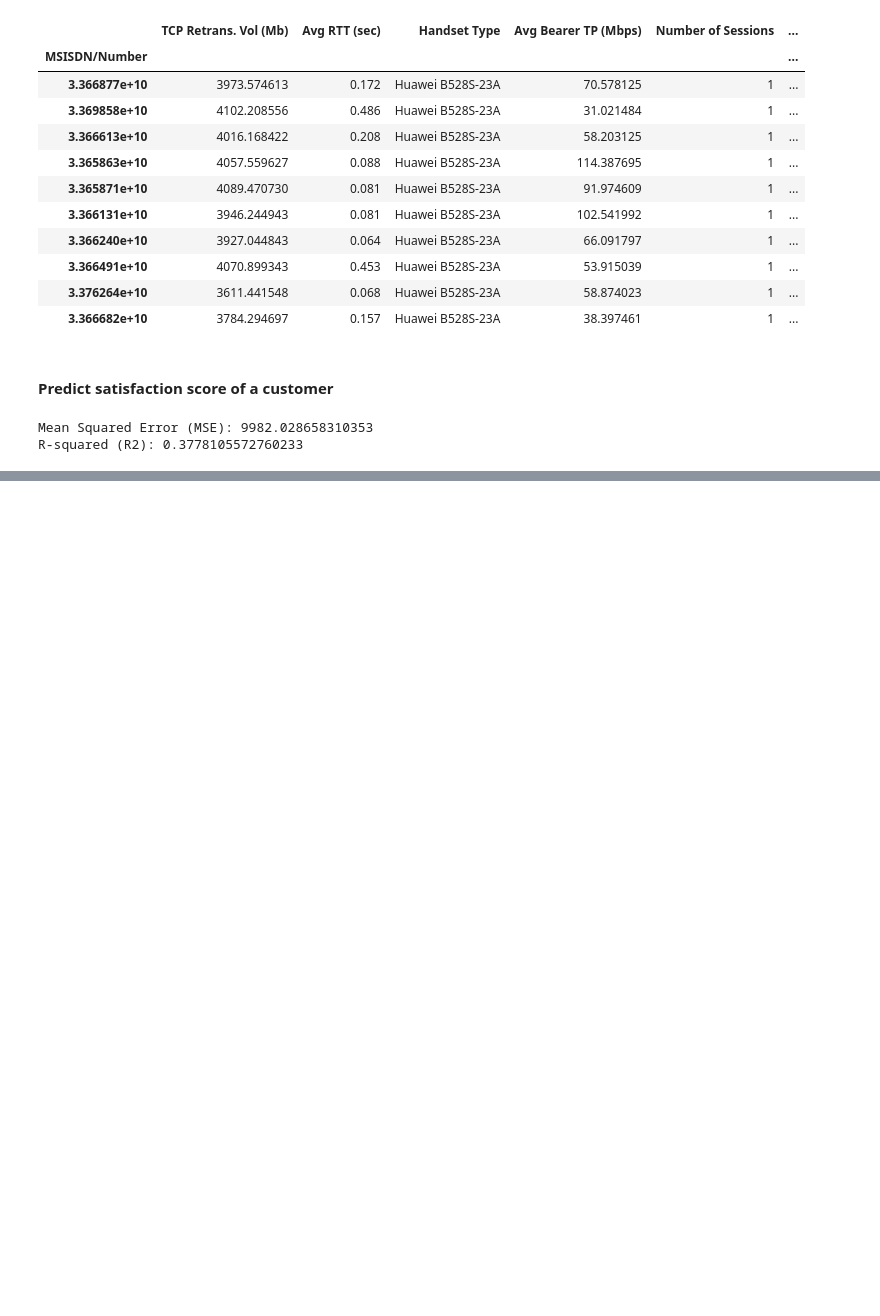
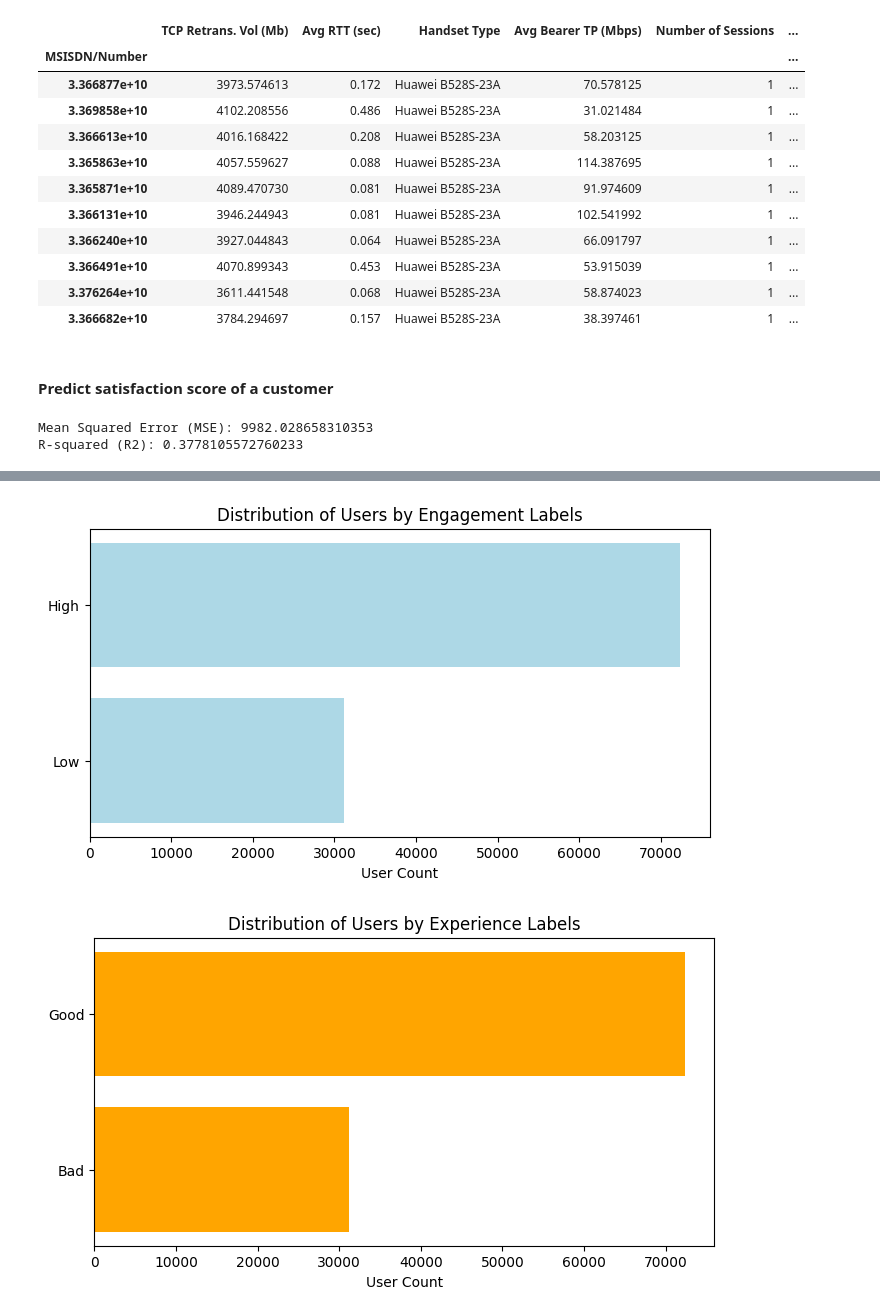
Before and after one commit to abrahamshimelis/TellCo-telecom, a Jupyter notebook: notebooks/data-analysis.ipynb, the cells around one changed output, grey strips where cells are left out. Saved outputs shown, nothing was run; the diff lists cells and outputs as text; code cells hidden in the pictures; blank space fills up the shorter version.

Commit message:
k-means (k=2) on the engagement & the experience score

```diff
--- a/notebooks/data-analysis.ipynb
+++ b/notebooks/data-analysis.ipynb
@@ -1139,0 +1142,20 @@ R-squared (R2): 0.3778105572760233
+# %%
+from sklearn.cluster import KMeans
+
+# Select engagement and experience scores for clustering
+clustering_data = cleaned_df[['Engagement Score', 'Experience Score']]
+
+# Initialize k-means clustering with k=2
+kmeans = KMeans(n_clusters=2, random_state=42)
+kmeans.fit(clustering_data)
+
+# Get cluster labels and centroids
+cluster_labels = kmeans.labels_
+centroids = kmeans.cluster_centers_
+
+# Map cluster labels to "High" or "Low" for engagement and "Good" or "Bad" for experience
+cleaned_df['Engagement Label'] = ['High' if label == 0 else 'Low' for label in cluster_labels]
+cleaned_df['Experience Label'] = ['Good' if label == 0 else 'Bad' for label in cluster_labels]
+
+# Display the updated dataframe with cluster labels
+print(cleaned_df[['Engagement Score', 'Engagement Label', 'Experience Score', 'Experience Label']])
@@ -1139,0 +1190,27 @@ R-squared (R2): 0.3778105572760233
+# %%
+# Count of each engagement label
+engagement_label_count = cleaned_df['Engagement Label'].value_counts()
+
+# Count of each experience label
+experience_label_count = cleaned_df['Experience Label'].value_counts()
+
+# Plotting the horizontal bar chart for engagement labels
+plt.figure(figsize=(8, 4))
+plt.barh(y=range(len(engagement_label_count)), width=engagement_label_count.values, color='lightblue', align='center')
+plt.yticks(range(len(engagement_label_count)), list(engagement_label_count.index))
+plt.xlabel('User Count')
+plt.title('Distribution of Users by Engagement Labels')
+plt.gca().invert_yaxis()  # Invert y-axis to display the highest count at the top
+plt.show()
+
+# Plotting the horizontal bar chart for experience labels
+plt.figure(figsize=(8, 4))
+plt.barh(y=range(len(experience_label_count)), width=experience_label_count.values, color='orange', align='center')
+plt.yticks(range(len(experience_label_count)), list(experience_label_count.index))
+plt.xlabel('User Count')
+plt.title('Distribution of Users by Experience Labels')
+plt.gca().invert_yaxis()  # Invert y-axis to display the highest count at the top
+plt.show()
+# %% [output]
+[figure, added]
+[figure, added]
```
Also changed, not shown: parts of 2 cells of this notebook.
